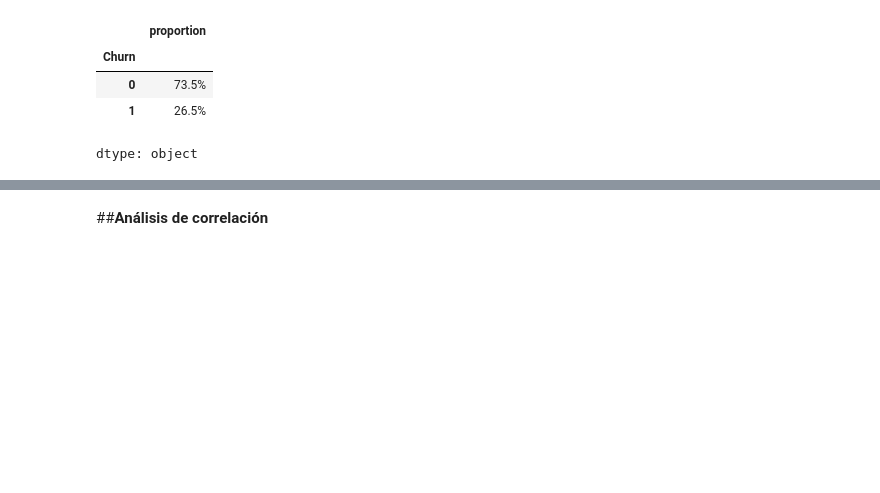
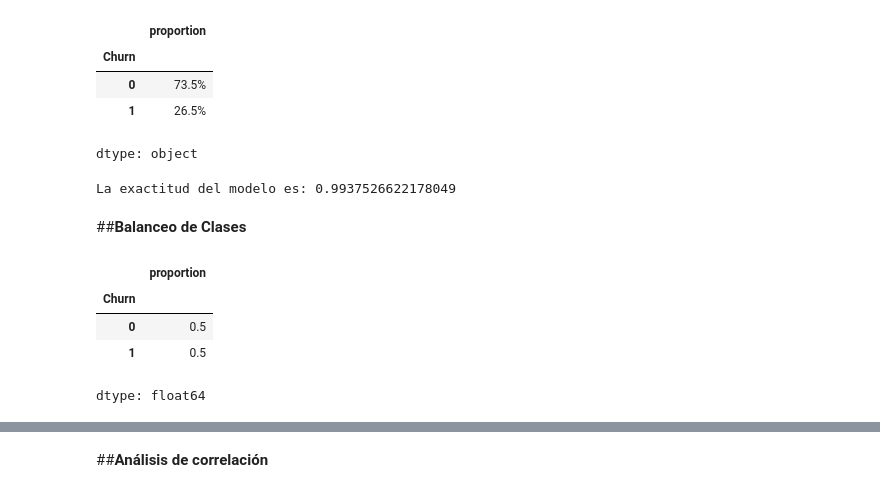
Before and after one commit to Nore-gibhub/Challenge3_TelecomX_part2, a Jupyter notebook: challenge3.ipynb, the cells around one changed output, grey strips where cells are left out. Saved outputs shown, nothing was run; the diff lists cells and outputs as text; code cells hidden in the pictures; blank space fills up the shorter version.

```diff
--- a/challenge3.ipynb
+++ b/challenge3.ipynb
@@ -139,6 +147,9 @@ datos_codif
 | 63385 | 0 | 0 | 0 | 1 | 1 | ... |
 | 63386 | 0 | 0 | 0 | 1 | 1 | ... |
 63387 rows × 20 columns
+# %%
+X=datos_codif.drop('Churn',axis=1)
+y=datos_codif.Churn
 # %%
 #Proporción de Cancelación (Churn)
 
@@ -167,0 +175,25 @@ dtype: object
+# %%
+from sklearn.tree import DecisionTreeClassifier
+
+modelo = DecisionTreeClassifier()
+modelo.fit(X,y)
+modelo.score(X,y)
+
+print(f'La exactitud del modelo es: {modelo.score(X,y)}')
+# %% [output]
+La exactitud del modelo es: 0.9937526622178049
+# %% [markdown]
+##**Balanceo de Clases**
+# %%
+from imblearn.over_sampling import SMOTE
+
+over_sampling = SMOTE()
+x_balanceada, y_balanceada = over_sampling.fit_resample(X,y)
+
+y_balanceada.value_counts(normalize=True)
+# %% [output]
+|  | proportion |
+| Churn |  |
+| 0 | 0.5 |
+| 1 | 0.5 |
+dtype: float64
```
Also changed, not shown: parts of 8 cells of this notebook.
